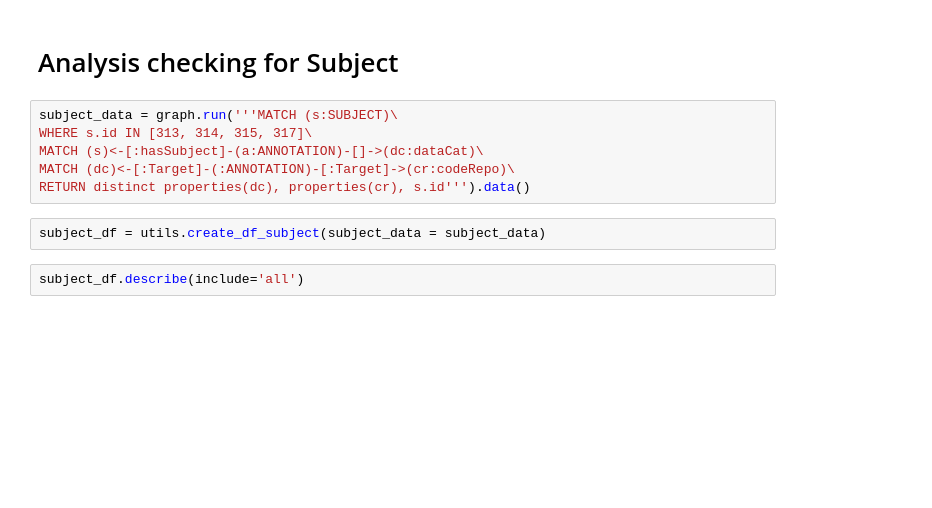
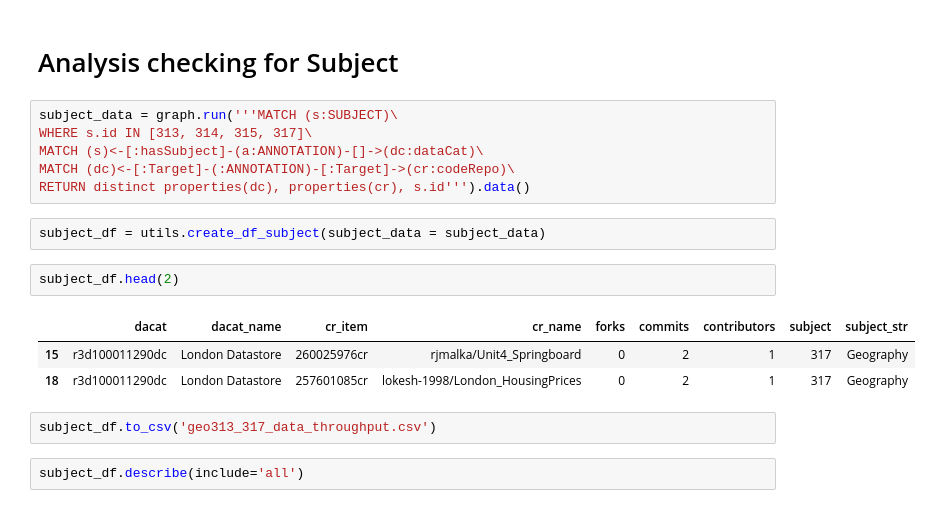
Before and after one commit to throughput-ec/NeotomaRecommender, a Jupyter notebook: GithubAnalysis/GH_Analysis.ipynb, the cells around one changed output. Drawn from its saved outputs; the diff is of its cells as text; blank space fills up the shorter version.

```diff
--- a/GithubAnalysis/GH_Analysis.ipynb
+++ b/GithubAnalysis/GH_Analysis.ipynb
@@ -426,6 +426,14 @@ MATCH (dc)<-[:Target]-(:ANNOTATION)-[:Target]->(cr:codeRepo)\
 RETURN distinct properties(dc), properties(cr), s.id''').data()
 # %%
 subject_df = utils.create_df_subject(subject_data = subject_data)
+# %%
+subject_df.head(2)
+# %% [output]
+|  | dacat | dacat_name | cr_item | cr_name | forks | commits | contributors | subject | subject_str |
+| 15 | r3d100011290dc | London Datastore | 260025976cr | rjmalka/Unit4_Springboard | 0 | 2 | 1 | 317 | Geography |
+| 18 | r3d100011290dc | London Datastore | 257601085cr | lokesh-1998/London_HousingPrices | 0 | 2 | 1 | 317 | Geography |
+# %%
+subject_df.to_csv('geo313_317_data_throughput.csv')
 # %%
 subject_df.describe(include='all')
 # %% [output]
```
Also changed, not shown: parts of 15 cells of this notebook.
